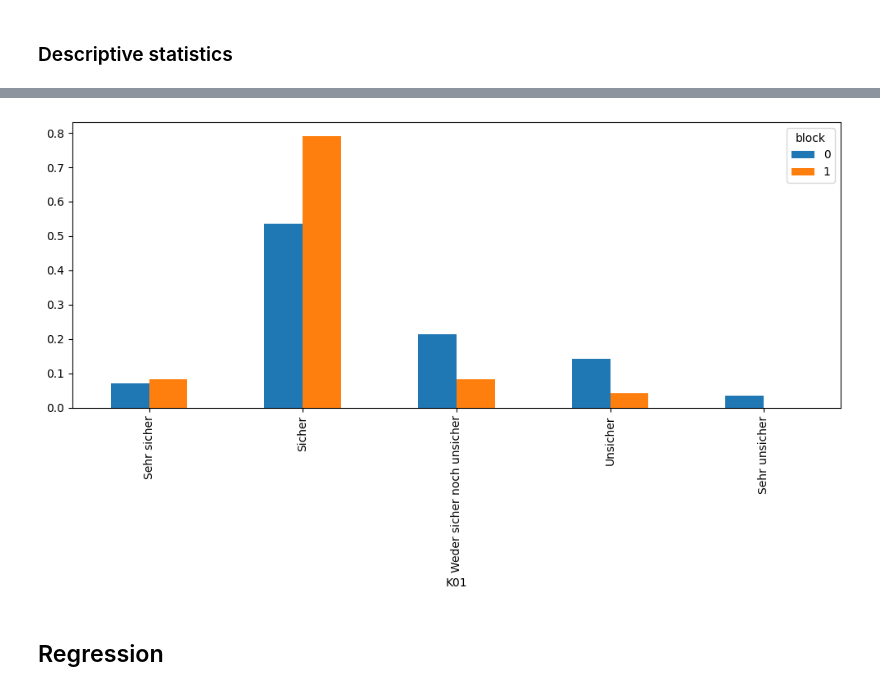
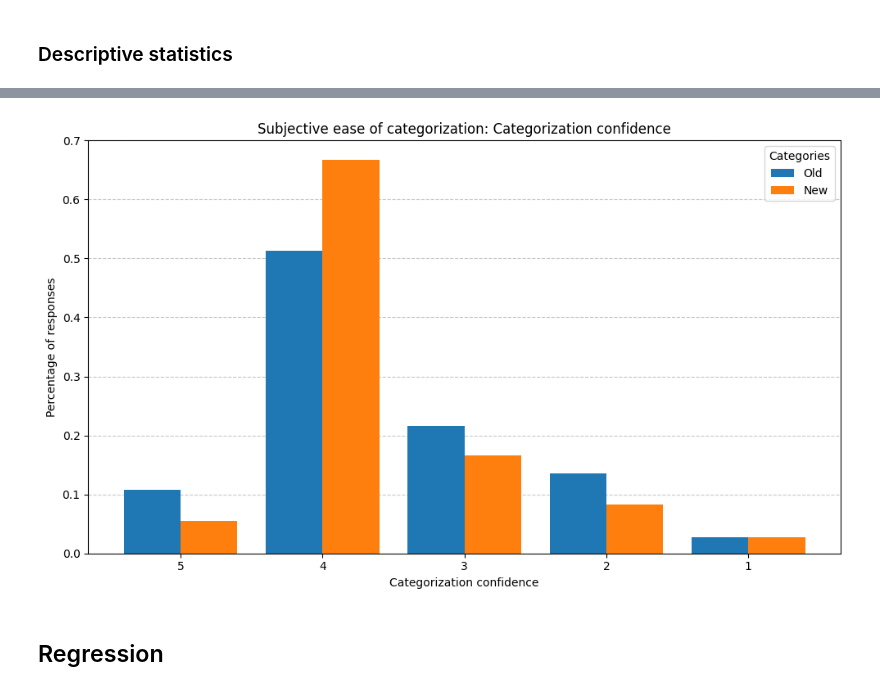
Before and after one commit to HiraMichael/HCI-project, a Jupyter notebook: survey_experiment/data_analysis.ipynb, the cells around one changed output, grey strips where cells are left out. Cells and saved outputs as stored; diff of their text form; code cells hidden in the pictures.

```diff
--- a/survey_experiment/data_analysis.ipynb
+++ b/survey_experiment/data_analysis.ipynb
@@ -60,11 +69,18 @@ Name: proportion, dtype: float64
 # %%
 perc = df.groupby('block')['K01'].value_counts(normalize=True).sort_index().unstack(level=0).fillna(0)
 
-ax = perc.plot(kind='bar', figsize=(10,6))
+ax = perc.plot(kind='bar', figsize=(10,6), width=0.8)
+plt.title('Subjective ease of categorization: Categorization confidence')
+plt.ylabel('Percentage of responses')
+plt.xlabel('Categorization confidence')
+ax.set_xticklabels([5,4,3,2,1], rotation=0)
+ax.grid(True, axis='y', linestyle='--', alpha=0.7)
+ax.set_axisbelow(True)
+ax.legend(title='Categories', labels=['Old', 'New'])
 plt.tight_layout()
 plt.show()
 # %% [output]
-[figure, old version]
+[figure, new version]
 # %% [markdown]
 ## Regression
 # %% [markdown]
```
Also changed, not shown: parts of 27 cells of this notebook, 10 other files.
